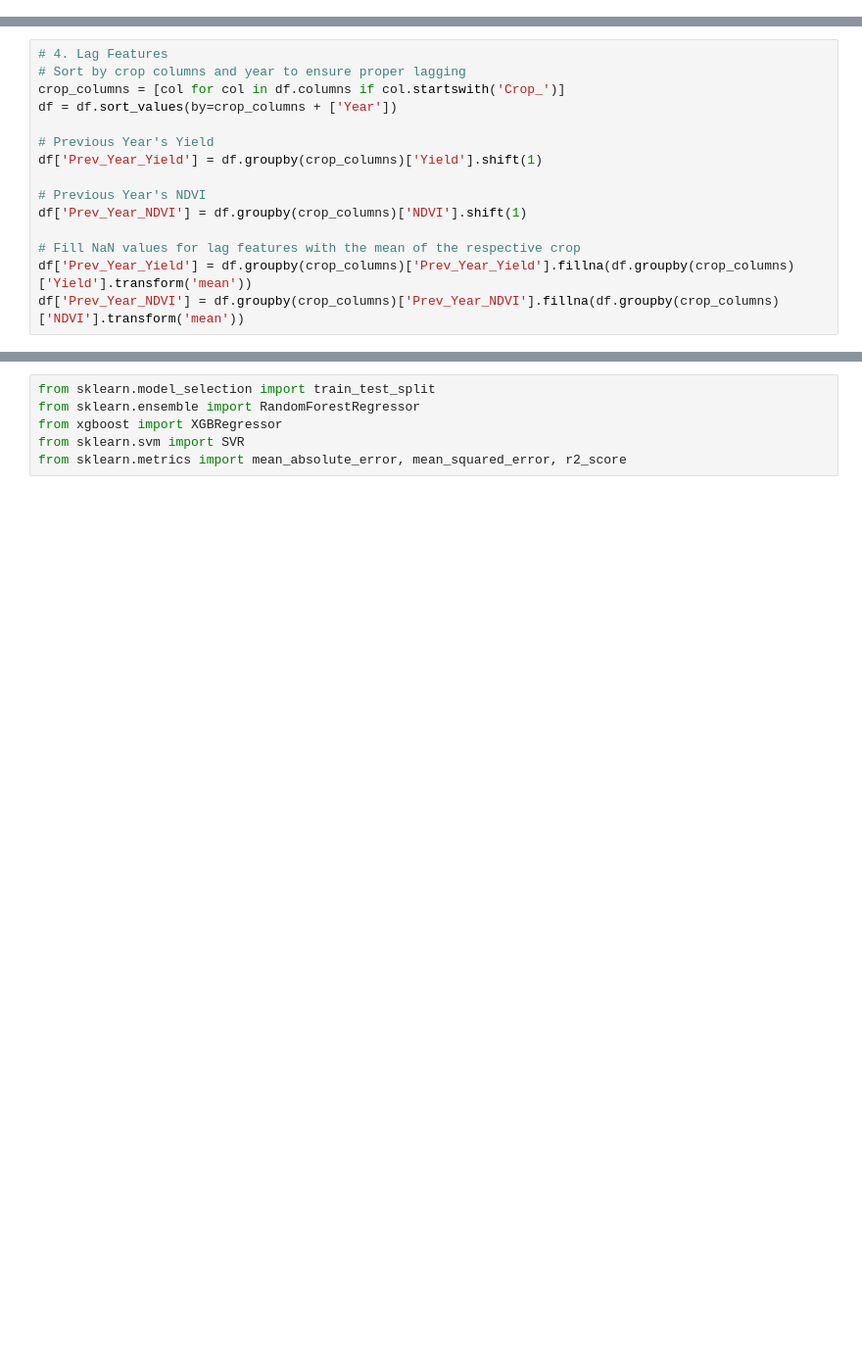
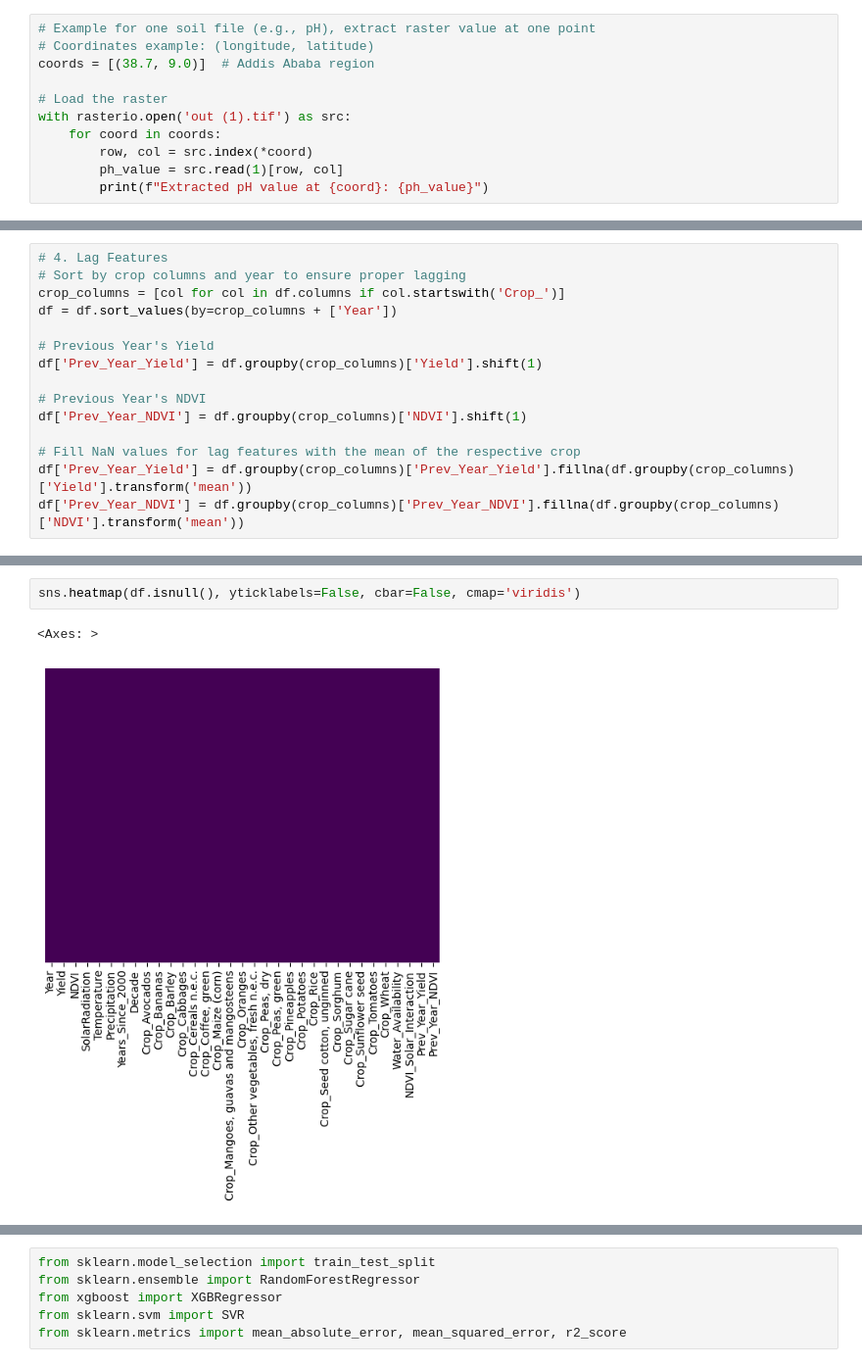
Before and after one commit to edasaruhan/FTL_Ethiopia_ML1_Gr9, a Jupyter notebook: Crop_Yield_Prediction/crop_yield_prediction.ipynb, the cells around one changed output, grey strips where cells are left out. Shown at 98% size. Cells and saved outputs as stored; diff of their text form; blank space fills up the shorter version.

```diff
--- a/Crop_Yield_Prediction/crop_yield_prediction.ipynb
+++ b/Crop_Yield_Prediction/crop_yield_prediction.ipynb
@@ -554,0 +559,11 @@ Cleaned NASA Power Precipitation Yearly Preview:
+# %%
+# Example for one soil file (e.g., pH), extract raster value at one point
+# Coordinates example: (longitude, latitude)
+coords = [(38.7, 9.0)]  # Addis Ababa region
+
+# Load the raster
+with rasterio.open('out (1).tif') as src:
+    for coord in coords:
+        row, col = src.index(*coord)
+        ph_value = src.read(1)[row, col]
+        print(f"Extracted pH value at {coord}: {ph_value}")
@@ -815,3 +832,8 @@ df.to_csv('Engineered_CropYield_Environmental_yearly.csv', index=False)
 470                0.683305         0.007881        0.239391
 
 [5 rows x 33 columns]
+# %%
+sns.heatmap(df.isnull(), yticklabels=False, cbar=False, cmap='viridis')
+# %% [output]
+<Axes: >
+[figure, added]
```
Also changed, not shown: parts of 20 cells of this notebook.
